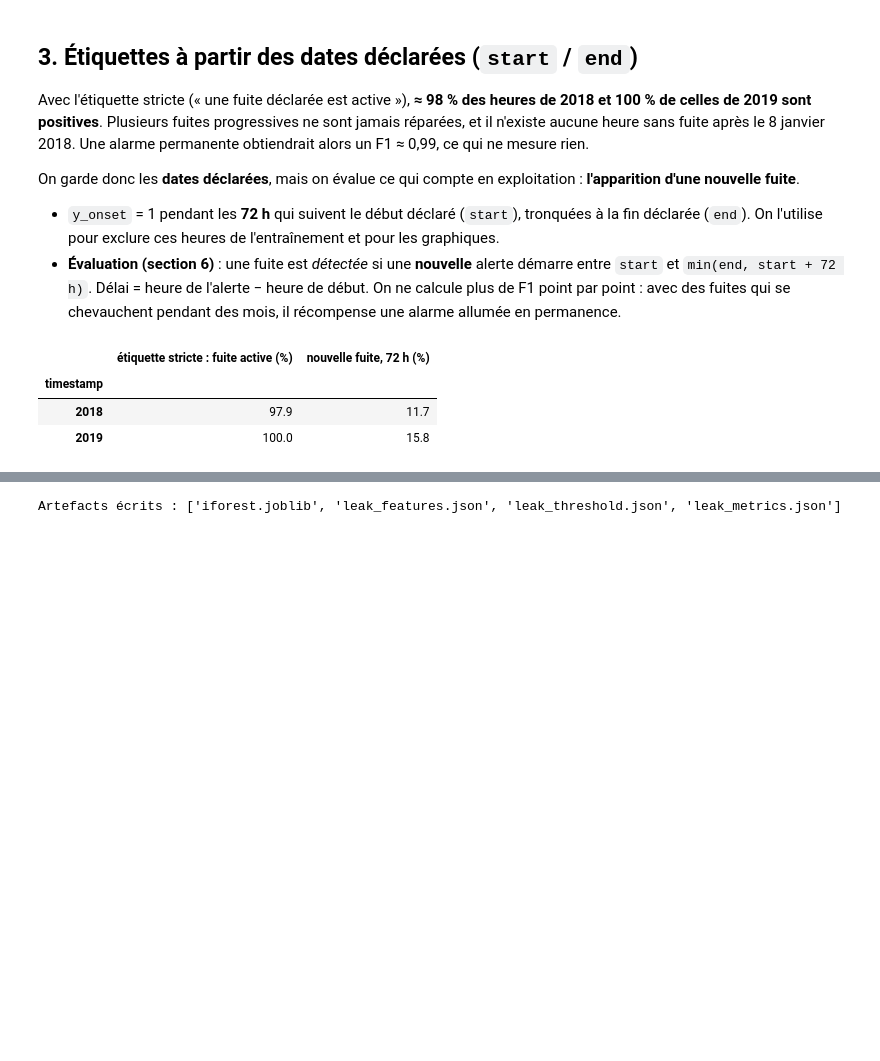
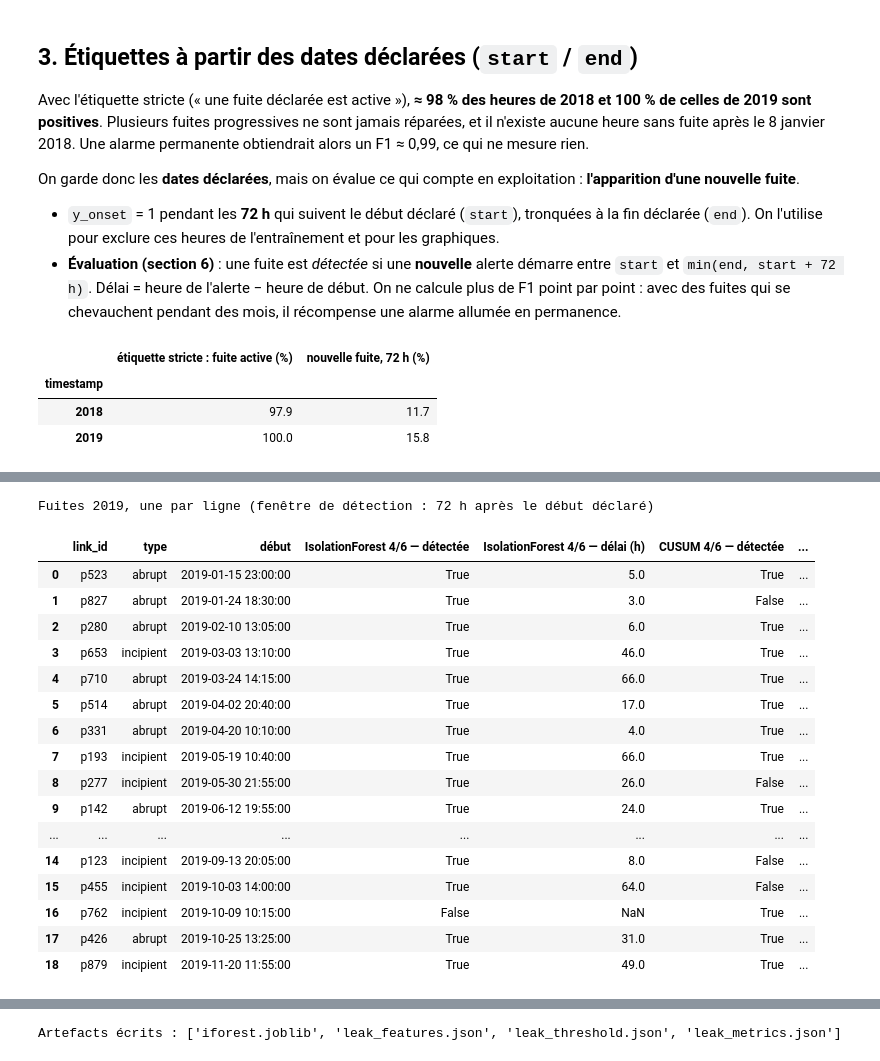
Before and after one commit to isragh11/kizuna_project, a Jupyter notebook: notebooks/03_leak_detection_battledim.ipynb, the cells around one changed output, grey strips where cells are left out. Saved outputs shown, nothing was run; the diff lists cells and outputs as text; code cells hidden in the pictures; blank space fills up the shorter version.

```diff
--- a/notebooks/03_leak_detection_battledim.ipynb
+++ b/notebooks/03_leak_detection_battledim.ipynb
@@ -535,0 +480,30 @@ Détail par fuite — IsolationForest
+# %%
+def row(key: str) -> dict:
+    m = results[key]["test"]
+    return {
+        "config": key, "seuil": round(thresholds[key], 4),
+        "détectées /19": m["detected"], "brusques /9": m["detected_abrupt"], "progressives /10": m["detected_incipient"],
+        "délai médian (h)": round(m["median_delay_h"], 1), "alertes": m["n_alerts"],
+        "FA / sem.": round(m["fa_per_week"], 2), "précision alertes": round(m["alert_precision"], 2),
+        "aléatoires (moy.)": round(m["aléatoires_mean"], 1), "p vs aléatoires": round(m["p_vs_aléatoires"], 3),
+        "régulières (moy.)": round(m["régulières_mean"], 1), "régulières (p95)": m["régulières_p95"],
+        "p vs régulières": round(m["p_vs_régulières"], 3), "critère atteint": m["success"],
+    }
+
+
+table = pd.DataFrame([row(k) for k in results]).set_index("config")
+display(table.T)
+
+successes = [k for k in results if results[k]["test"]["success"]]
+BEST = max(results, key=lambda k: (results[k]["test"]["success"], results[k]["test"]["detected"]
+                                   - results[k]["test"]["régulières_mean"], -results[k]["test"]["fa_per_week"]))
+CRITERION_MET = bool(successes)
+print("\nCritère : battre nettement les alertes régulières (p < 0,05) avec ≤ 1 fausse alerte/semaine en 2019")
+for k in results:
+    m = results[k]["test"]
+    print(f"  {k:20s} {m['detected']:2d}/19 vs régulières {m['régulières_mean']:.1f} (p = {m['p_vs_régulières']:.3f}), "
+          f"{m['fa_per_week']:.2f} FA/sem. → {'ATTEINT' if m['success'] else 'non atteint'}")
+print(f"\nMeilleure configuration : {BEST}")
+print("→ CRITÈRE ATTEINT" if CRITERION_MET else
+      "→ CRITÈRE NON ATTEINT : aucune configuration ne bat nettement des alertes régulières. "
+      "On garde l'architecture hybride (bilan de masse + River) pour alerter.")
@@ -536 +534,31 @@ Détail par fuite — IsolationForest
+# %%
+best_if = max([k for k in results if k.startswith("IsolationForest")],
+              key=lambda k: results[k]["test"]["detected"] - results[k]["test"]["régulières_mean"])
+best_cu = max([k for k in results if k.startswith("CUSUM")],
+              key=lambda k: results[k]["test"]["detected"] - results[k]["test"]["régulières_mean"])
+per_leak = events[best_if][["link_id", "type", "début"]].copy()
+for key in (best_if, best_cu):
+    per_leak[f"{key} — détectée"] = events[key]["détectée"].to_numpy()
+    per_leak[f"{key} — délai (h)"] = events[key]["délai (h)"].round(1).to_numpy()
+print("Fuites 2019, une par ligne (fenêtre de détection : 72 h après le début déclaré)")
+per_leak
+# %% [output]
+Fuites 2019, une par ligne (fenêtre de détection : 72 h après le début déclaré)
+|  | link_id | type | début | IsolationForest 4/6 — détectée | IsolationForest 4/6 — délai (h) | CUSUM 4/6 — détectée | ... |
+| 0 | p523 | abrupt | 2019-01-15 23:00:00 | True | 5.0 | True | ... |
+| 1 | p827 | abrupt | 2019-01-24 18:30:00 | True | 3.0 | False | ... |
+| 2 | p280 | abrupt | 2019-02-10 13:05:00 | True | 6.0 | True | ... |
+| 3 | p653 | incipient | 2019-03-03 13:10:00 | True | 46.0 | True | ... |
+| 4 | p710 | abrupt | 2019-03-24 14:15:00 | True | 66.0 | True | ... |
+| 5 | p514 | abrupt | 2019-04-02 20:40:00 | True | 17.0 | True | ... |
+| 6 | p331 | abrupt | 2019-04-20 10:10:00 | True | 4.0 | True | ... |
+| 7 | p193 | incipient | 2019-05-19 10:40:00 | True | 66.0 | True | ... |
+| 8 | p277 | incipient | 2019-05-30 21:55:00 | True | 26.0 | False | ... |
+| 9 | p142 | abrupt | 2019-06-12 19:55:00 | True | 24.0 | True | ... |
+| ... | ... | ... | ... | ... | ... | ... | ... |
+| 14 | p123 | incipient | 2019-09-13 20:05:00 | True | 8.0 | False | ... |
+| 15 | p455 | incipient | 2019-10-03 14:00:00 | True | 64.0 | False | ... |
+| 16 | p762 | incipient | 2019-10-09 10:15:00 | False | NaN | True | ... |
+| 17 | p426 | abrupt | 2019-10-25 13:25:00 | True | 31.0 | True | ... |
+| 18 | p879 | incipient | 2019-11-20 11:55:00 | True | 49.0 | True | ... |
 # %%
```
Also changed, not shown: parts of 27 cells of this notebook, 29 other files.
